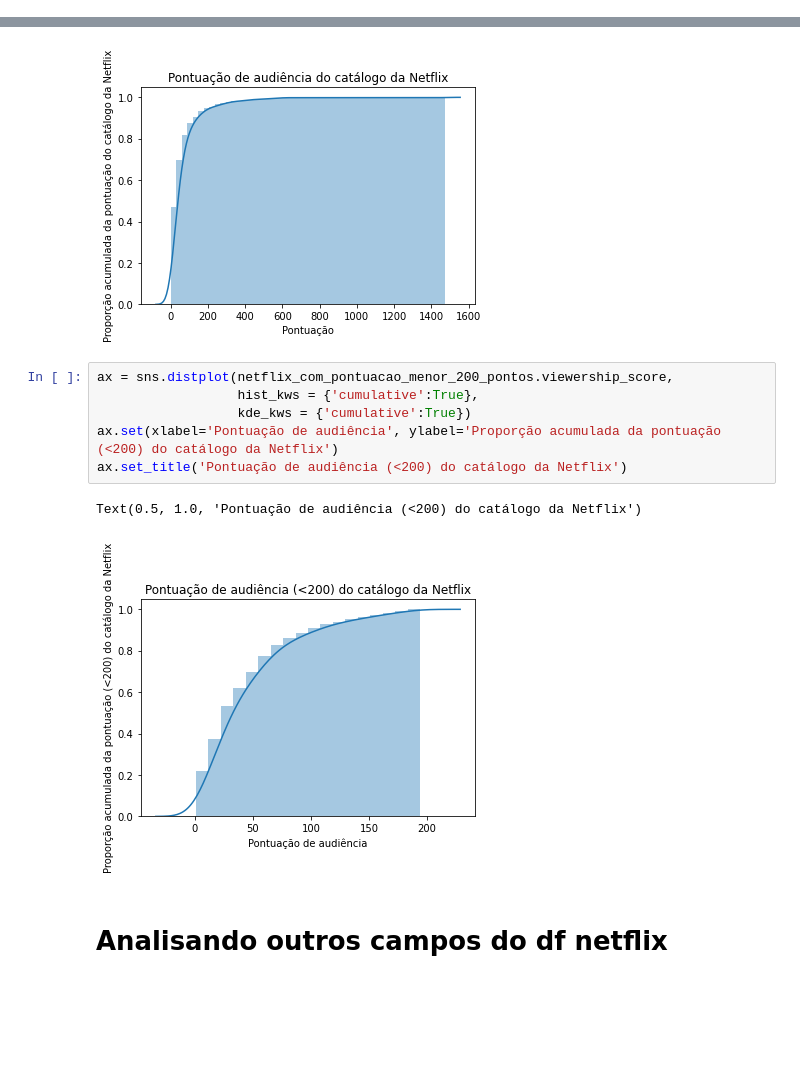
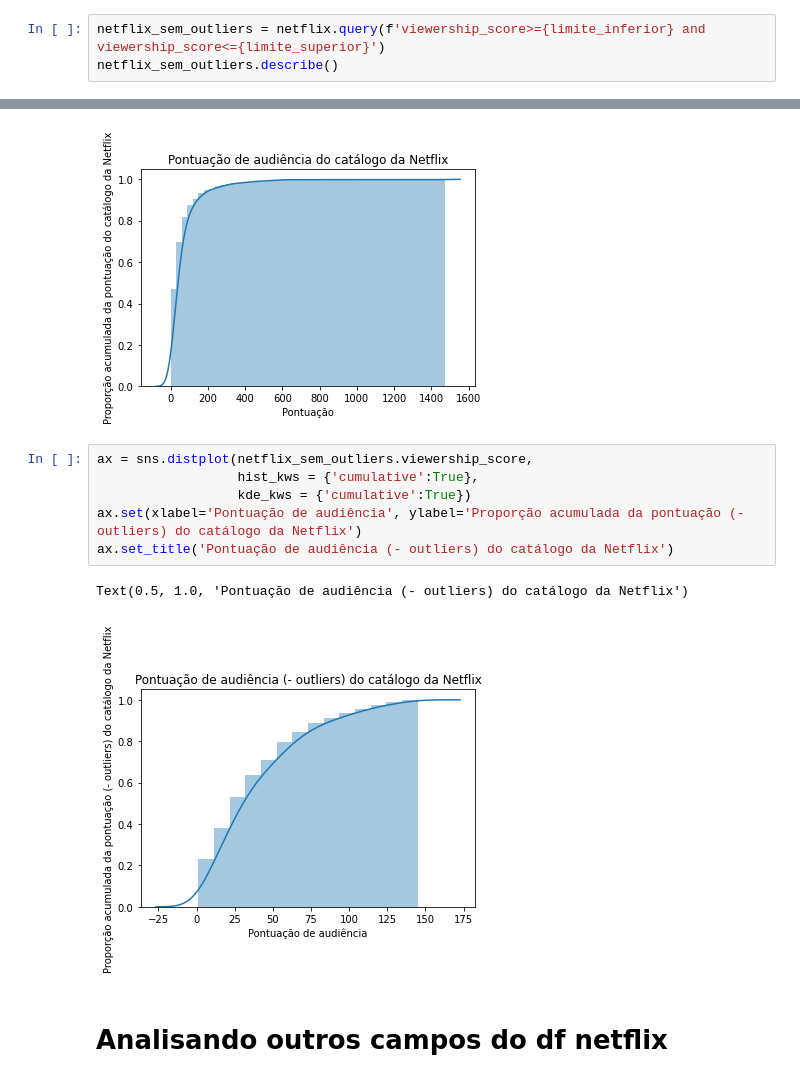
Before and after one commit to allissonst/analise-netflix-daily-top-10, a Jupyter notebook: Analise_Dados_Netflix.ipynb, the cells around one changed output, grey strips where cells are left out. Drawn from its saved outputs; the diff is of its cells as text; blank space fills up the shorter version.

```diff
--- a/Analise_Dados_Netflix.ipynb
+++ b/Analise_Dados_Netflix.ipynb
@@ -107,0 +136,3 @@ netflix_com_pontuacao_menor_200_pontos.describe()
+# %%
+netflix_sem_outliers = netflix.query(f'viewership_score>={limite_inferior} and viewership_score<={limite_superior}')
+netflix_sem_outliers.describe()
@@ -153,14 +194,14 @@ ax.set_title('Pontuação de audiência do catálogo da Netflix')
 Text(0.5, 1.0, 'Pontuação de audiência do catálogo da Netflix')
 [figure]
 # %%
-ax = sns.distplot(netflix_com_pontuacao_menor_200_pontos.viewership_score,
+ax = sns.distplot(netflix_sem_outliers.viewership_score,
                   hist_kws = {'cumulative':True},
                   kde_kws = {'cumulative':True})
-ax.set(xlabel='Pontuação de audiência', ylabel='Proporção acumulada da pontuação (<200) do catálogo da Netflix')
-ax.set_title('Pontuação de audiência (<200) do catálogo da Netflix')
+ax.set(xlabel='Pontuação de audiência', ylabel='Proporção acumulada da pontuação (- outliers) do catálogo da Netflix')
+ax.set_title('Pontuação de audiência (- outliers) do catálogo da Netflix')
 # %% [output]
-Text(0.5, 1.0, 'Pontuação de audiência (<200) do catálogo da Netflix')
+Text(0.5, 1.0, 'Pontuação de audiência (- outliers) do catálogo da Netflix')
-[figure, old version]
+[figure, new version]
 # %% [markdown]
 # Analisando outros campos do df netflix
 # %%
```
Also changed, not shown: parts of 13 cells of this notebook.
